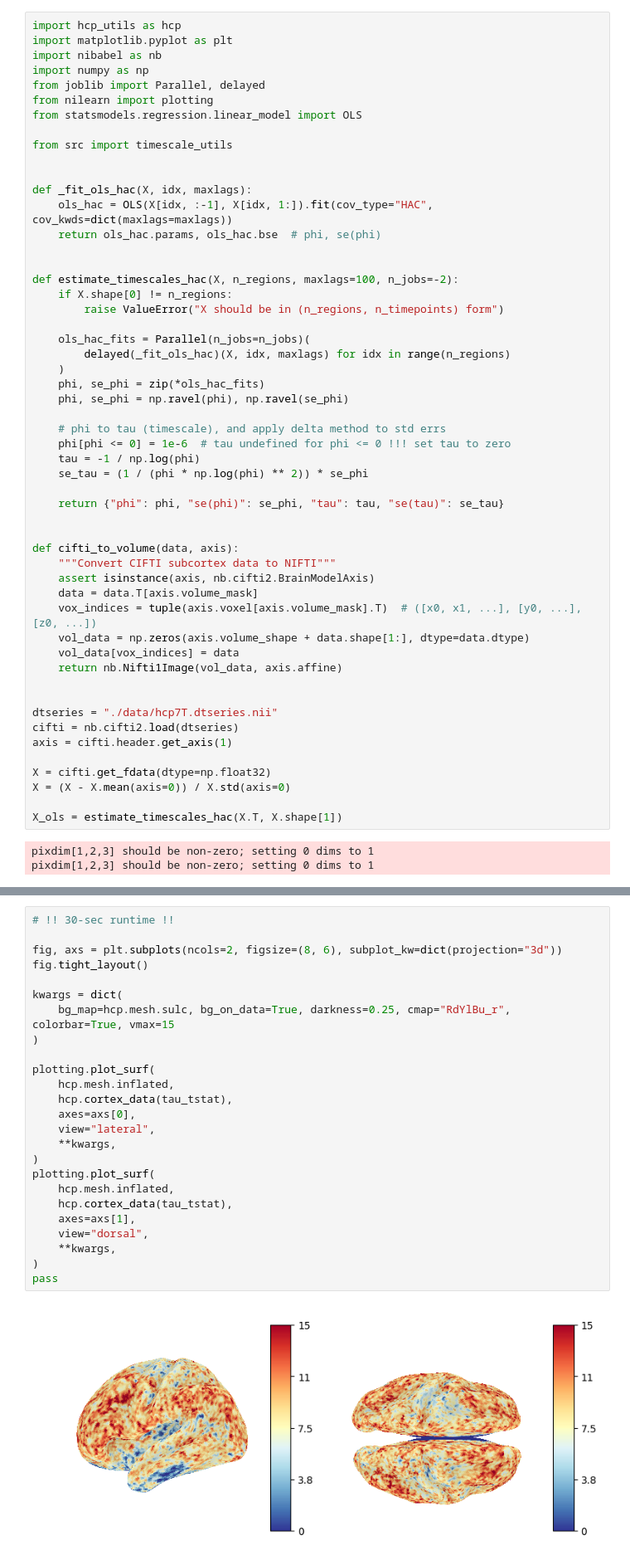
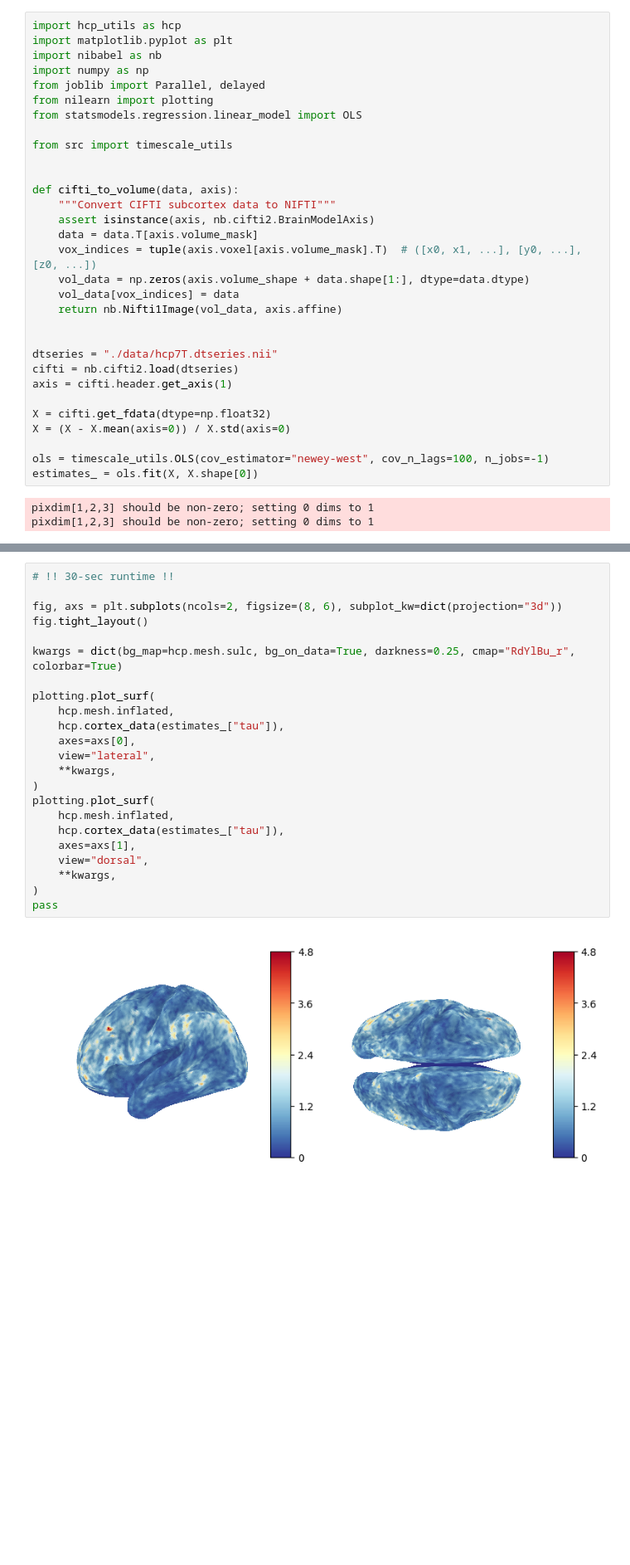
Before and after one commit to griegner/fmri-timescales, a Jupyter notebook: examples/hcp-cifti.ipynb, the cells around one changed output, grey strips where cells are left out. Shown at 83% size. Drawn from its saved outputs; the diff is of its cells as text; blank space fills up the shorter version.

Commit message:
implement newey-west covariance estimator

```diff
--- a/examples/hcp-cifti.ipynb
+++ b/examples/hcp-cifti.ipynb
@@ -8,29 +8,6 @@ from nilearn import plotting
 from statsmodels.regression.linear_model import OLS
 
 from src import timescale_utils
-
-
-def _fit_ols_hac(X, idx, maxlags):
-    ols_hac = OLS(X[idx, :-1], X[idx, 1:]).fit(cov_type="HAC", cov_kwds=dict(maxlags=maxlags))
-    return ols_hac.params, ols_hac.bse  # phi, se(phi)
-
-
-def estimate_timescales_hac(X, n_regions, maxlags=100, n_jobs=-2):
-    if X.shape[0] != n_regions:
-        raise ValueError("X should be in (n_regions, n_timepoints) form")
-
-    ols_hac_fits = Parallel(n_jobs=n_jobs)(
-        delayed(_fit_ols_hac)(X, idx, maxlags) for idx in range(n_regions)
-    )
-    phi, se_phi = zip(*ols_hac_fits)
-    phi, se_phi = np.ravel(phi), np.ravel(se_phi)
-
-    # phi to tau (timescale), and apply delta method to std errs
-    phi[phi <= 0] = 1e-6  # tau undefined for phi <= 0 !!! set tau to zero
-    tau = -1 / np.log(phi)
-    se_tau = (1 / (phi * np.log(phi) ** 2)) * se_phi
-
-    return {"phi": phi, "se(phi)": se_phi, "tau": tau, "se(tau)": se_tau}
 
 
 def cifti_to_volume(data, axis):
@@ -50,7 +27,8 @@ axis = cifti.header.get_axis(1)
 X = cifti.get_fdata(dtype=np.float32)
 X = (X - X.mean(axis=0)) / X.std(axis=0)
 
-X_ols = estimate_timescales_hac(X.T, X.shape[1])
+ols = timescale_utils.OLS(cov_estimator="newey-west", cov_n_lags=100, n_jobs=-1)
+estimates_ = ols.fit(X, X.shape[0])
 # %% [output]
 pixdim[1,2,3] should be non-zero; setting 0 dims to 1
 pixdim[1,2,3] should be non-zero; setting 0 dims to 1
@@ -126,27 +90,25 @@ display.add_contours(img, cmap="autumn", levels=[1], linewidths=1)
 # %%
 # !! 30-sec runtime !!
 
 fig, axs = plt.subplots(ncols=2, figsize=(8, 6), subplot_kw=dict(projection="3d"))
 fig.tight_layout()
 
-kwargs = dict(
-    bg_map=hcp.mesh.sulc, bg_on_data=True, darkness=0.25, cmap="RdYlBu_r", colorbar=True, vmax=15
-)
+kwargs = dict(bg_map=hcp.mesh.sulc, bg_on_data=True, darkness=0.25, cmap="RdYlBu_r", colorbar=True)
 
 plotting.plot_surf(
     hcp.mesh.inflated,
-    hcp.cortex_data(tau_tstat),
+    hcp.cortex_data(estimates_["tau"]),
     axes=axs[0],
     view="lateral",
     **kwargs,
 )
 plotting.plot_surf(
     hcp.mesh.inflated,
-    hcp.cortex_data(tau_tstat),
+    hcp.cortex_data(estimates_["tau"]),
     axes=axs[1],
     view="dorsal",
     **kwargs,
 )
 pass
 # %% [output]
-[figure, old version]
+[figure, new version]
```
Also changed, not shown: parts of 4 cells of this notebook, 3 other files.
